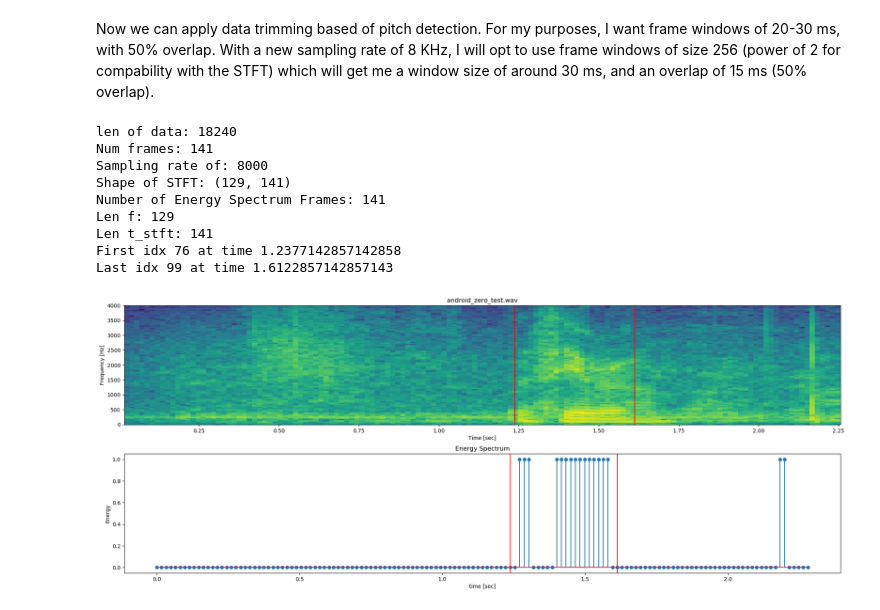
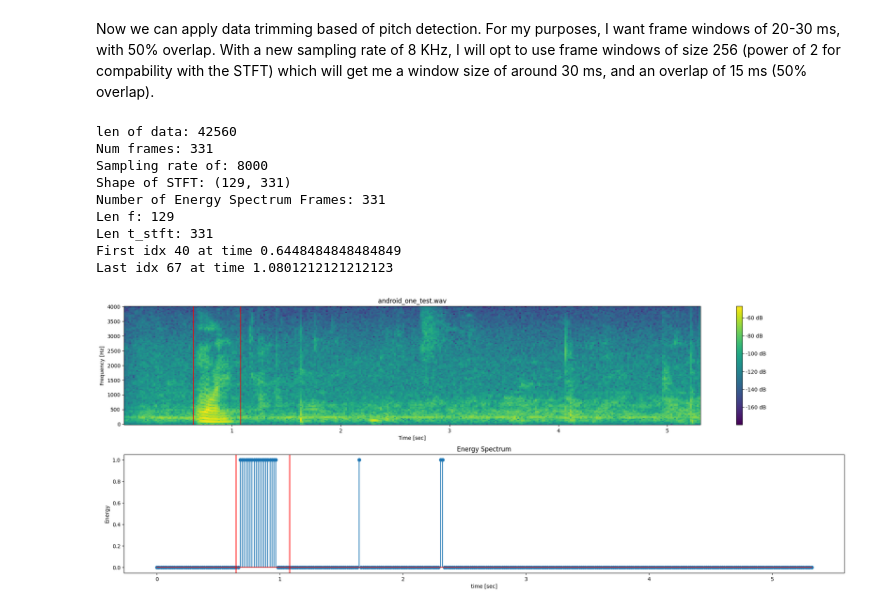
Before and after one commit to jorgejc2/MusicClassification, a Jupyter notebook: SimplePitchDetection.ipynb, the cells around one changed output. Cells and saved outputs as stored; diff of their text form; code cells hidden in the pictures.

```diff
--- a/SimplePitchDetection.ipynb
+++ b/SimplePitchDetection.ipynb
@@ -301,9 +301,10 @@ def applyFIR(samples, filt):
 
     return filteredSamples
 # %%
-song_file = 'android_zero_test.wav'
+song_file = 'android_one_test.wav'
 Fs, data = read(song_file)
 print("Sampling Rate: {}".format(Fs))
+print("Data shape: {}".format(data.shape))
 Audio(data, rate=Fs)
 # %% [output]
 Sampling Rate: 48000
@@ -336,7 +338,7 @@ THRESHOLD = 200e5 # must be tuned
 FRAME_SETBACK = 2 # number of frames to prepend before first frame with significant energy content above the threshold
 
 NUM_ROWS = int((256 / 2) + 1)
-NUM_COLS = 24 # total number of frames to leave in trimmed audio data
+NUM_COLS = 28 # total number of frames to leave in trimmed audio data
 # %%
 num_samples = len(filtered_sig)
 print("len of data: {}".format(num_samples))
@@ -370,39 +372,39 @@ print("Len t_stft: {}".format(len(t_stft)))
 # getting first frame that meets the threshold
 first_idx = np.argwhere(framesVoiced > 0.5)[0][0] - FRAME_SETBACK
 first_idx_t = t[first_idx]
 last_idx = first_idx + NUM_COLS - 1
 last_idx_t = t[last_idx]
 print("First idx {} at time {}".format(first_idx, first_idx_t))
 print("Last idx {} at time {}".format(last_idx, last_idx_t))
 
 fig = plt.figure(figsize=(20,8))
 plt.subplot(211)
 plt.pcolormesh(t_stft, f, result)
 plt.title(song_file)
 plt.axis('tight')
 plt.xlabel("Time [sec]")
 plt.ylabel("Frequency [Hz]")
 plt.axvline(x=first_idx_t, color='red')
 plt.axvline(x=last_idx_t, color='red')
-# plt.colorbar(format="%+2.f dB") # uncomment to interpret dB content, but leave out for side by side comparison
+plt.colorbar(format="%+2.f dB") # uncomment to interpret dB content, but leave out for side by side comparison
 
 plt.subplot(212)
 plt.stem(t, framesVoiced)
 plt.title("Energy Spectrum")
 plt.xlabel("time [sec]")
 plt.ylabel("Energy")
 plt.axvline(x=first_idx_t, color='red')
 plt.axvline(x=last_idx_t, color='red')
 
 fig.tight_layout(pad=1.0)
 # %% [output]
-len of data: 18240
-Num frames: 141
+len of data: 42560
+Num frames: 331
 Sampling rate of: 8000
-Shape of STFT: (129, 141)
-Number of Energy Spectrum Frames: 141
+Shape of STFT: (129, 331)
+Number of Energy Spectrum Frames: 331
 Len f: 129
-Len t_stft: 141
-First idx 76 at time 1.2377142857142858
-Last idx 99 at time 1.6122857142857143
+Len t_stft: 331
+First idx 40 at time 0.6448484848484849
+Last idx 67 at time 1.0801212121212123
-[figure, old version]
+[figure, new version]
```
Also changed, not shown: parts of 6 cells of this notebook, 4 other files.
